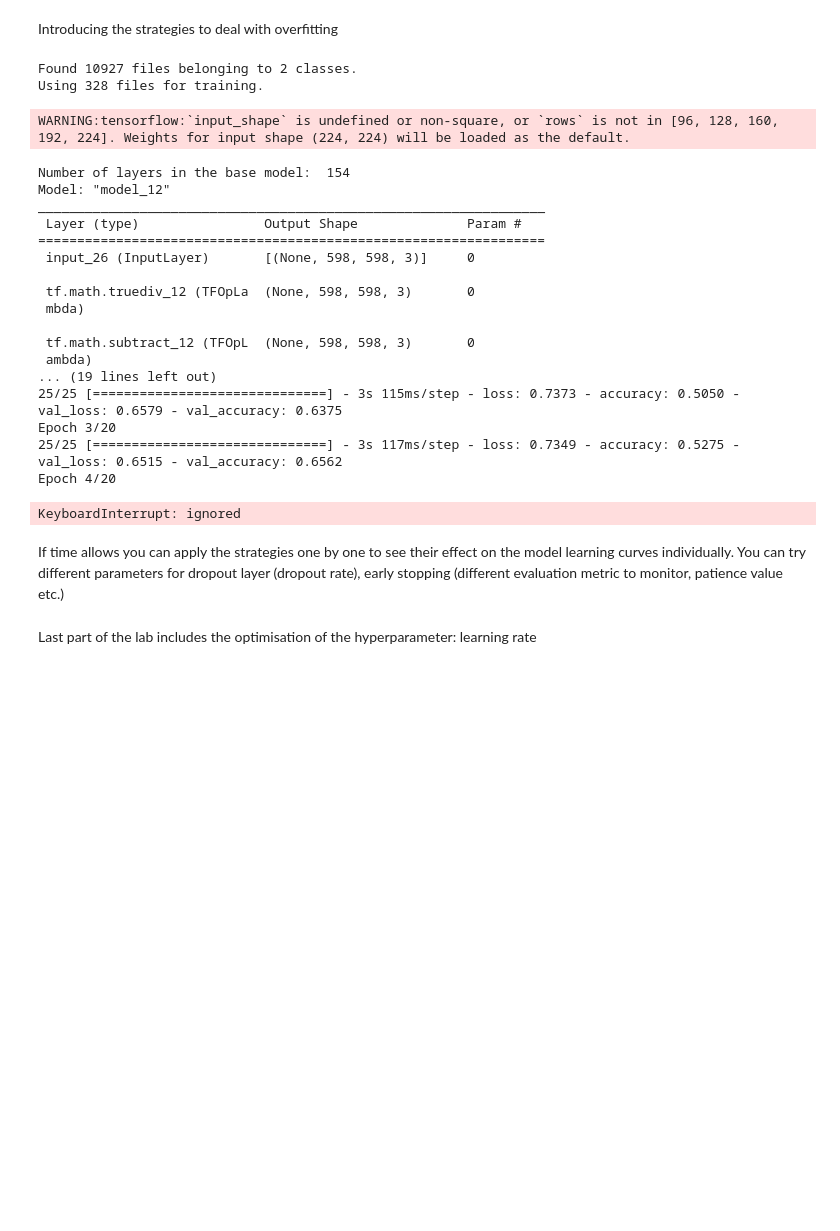
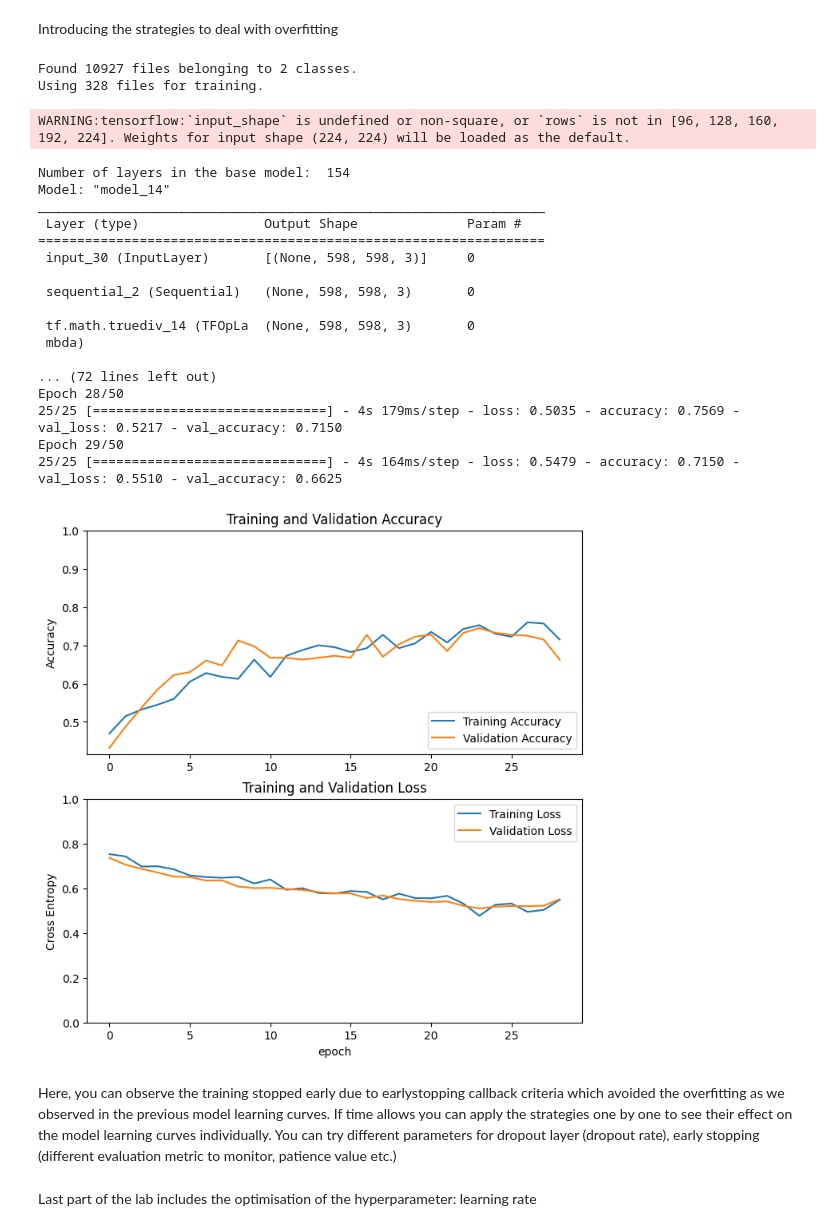
Before and after one commit to kimmokartasalo/predictive_modelling_lab, a Jupyter notebook: dl_lab_2.ipynb, the cells around one changed output. Saved outputs shown, nothing was run; the diff lists cells and outputs as text; code cells hidden in the pictures; blank space fills up the shorter version.

Commit message:
fixed the overfitting part and moved the class imbalance section

```diff
--- a/dl_lab_2.ipynb
+++ b/dl_lab_2.ipynb
@@ -207,9 +166,9 @@ You can observe the model did not learn anything with random initalisation of th
 Try running the model fitting with transfer learning where the pretrained model fitted on the Imagenet dataset is used to fine tune on the pathology images (same as the lab 1)
 # %%
 # Create the base model from the pre-trained model or with randomly initialised weights in MobileNet V2 architecture
-tranfer_learning = True
+transfer_learning = True
 
-if tranfer_learning:
+if transfer_learning:
   base_model = tf.keras.applications.MobileNetV2(input_shape=None,
                                                include_top=False,
                                                weights='imagenet')
@@ -452,13 +334,13 @@ else:
 base_model.trainable = True
 
 inputs = tf.keras.Input(shape=(598, 598, 3))
-# x = data_augmentation(inputs)
-x = tf.keras.applications.mobilenet_v2.preprocess_input(inputs)
+x = data_augmentation(inputs)
+x = tf.keras.applications.mobilenet_v2.preprocess_input(x)
 x = base_model(x, training=False)
 x = tf.keras.layers.GlobalAveragePooling2D()(x)
 
 ## include the dropout layer
-x = tf.keras.layers.Dropout(0.5)(x)
+x = tf.keras.layers.Dropout(0.2)(x)
 outputs = tf.keras.layers.Dense(1, activation='sigmoid')(x)
 model = tf.keras.Model(inputs, outputs)
 
@@ -475,47 +357,48 @@ for layer in base_model.layers[:fine_tune_at]:
 learning_rate = 0.000001
 
 loss = tf.keras.losses.BinaryCrossentropy()
 optimizer = tf.keras.optimizers.Adam(learning_rate=learning_rate)
 
 model.compile(loss=loss,
               optimizer=optimizer,
               metrics=['accuracy'])
 model.summary()
 # introducing callbacks and earlystopping
-callback = tf.keras.callbacks.EarlyStopping(monitor='loss', patience=10)
+callback = tf.keras.callbacks.EarlyStopping(monitor='loss', patience=5)
 
 history = model.fit(train_dataset,
                     steps_per_epoch=25,
-                    validation_steps=10,
+                    validation_steps=25,
                     epochs=50,
                     validation_data=validation_dataset,
                     callbacks=[callback],
                     verbose=1)
 
 plot_history(history)
 # %% [output]
 Found 10927 files belonging to 2 classes.
 Using 328 files for training.
 WARNING:tensorflow:`input_shape` is undefined or non-square, or `rows` is not in [96, 128, 160, 192, 224]. Weights for input shape (224, 224) will be loaded as the default.
 Number of layers in the base model:  154
-Model: "model_12"
+Model: "model_14"
 _________________________________________________________________
  Layer (type)                Output Shape              Param #
 =================================================================
- input_26 (InputLayer)       [(None, 598, 598, 3)]     0
+ input_30 (InputLayer)       [(None, 598, 598, 3)]     0
 
- tf.math.truediv_12 (TFOpLa  (None, 598, 598, 3)       0
+ sequential_2 (Sequential)   (None, 598, 598, 3)       0
+
+ tf.math.truediv_14 (TFOpLa  (None, 598, 598, 3)       0
  mbda)
 
- tf.math.subtract_12 (TFOpL  (None, 598, 598, 3)       0
- ambda)
-... (19 lines left out)
-25/25 [==============================] - 3s 115ms/step - loss: 0.7373 - accuracy: 0.5050 - val_loss: 0.6579 - val_accuracy: 0.6375
-Epoch 3/20
-25/25 [==============================] - 3s 117ms/step - loss: 0.7349 - accuracy: 0.5275 - val_loss: 0.6515 - val_accuracy: 0.6562
-Epoch 4/20
+... (72 lines left out)
+Epoch 28/50
+25/25 [==============================] - 4s 179ms/step - loss: 0.5035 - accuracy: 0.7569 - val_loss: 0.5217 - val_accuracy: 0.7150
+Epoch 29/50
+25/25 [==============================] - 4s 164ms/step - loss: 0.5479 - accuracy: 0.7150 - val_loss: 0.5510 - val_accuracy: 0.6625
-KeyboardInterrupt: ignored
+[figure, added]
 # %% [markdown]
+Here, you can observe the training stopped early due to earlystopping callback criteria which avoided the overfitting as we observed in the previous model learning curves.
 If time allows you can apply the strategies one by one to see their effect on the model learning curves individually. You can try different parameters for dropout layer (dropout rate), early stopping (different evaluation metric to monitor, patience value etc.)
 # %% [markdown]
 Last part of the lab includes the optimisation of the hyperparameter: learning rate
```
Also changed, not shown: parts of 10 cells of this notebook.
